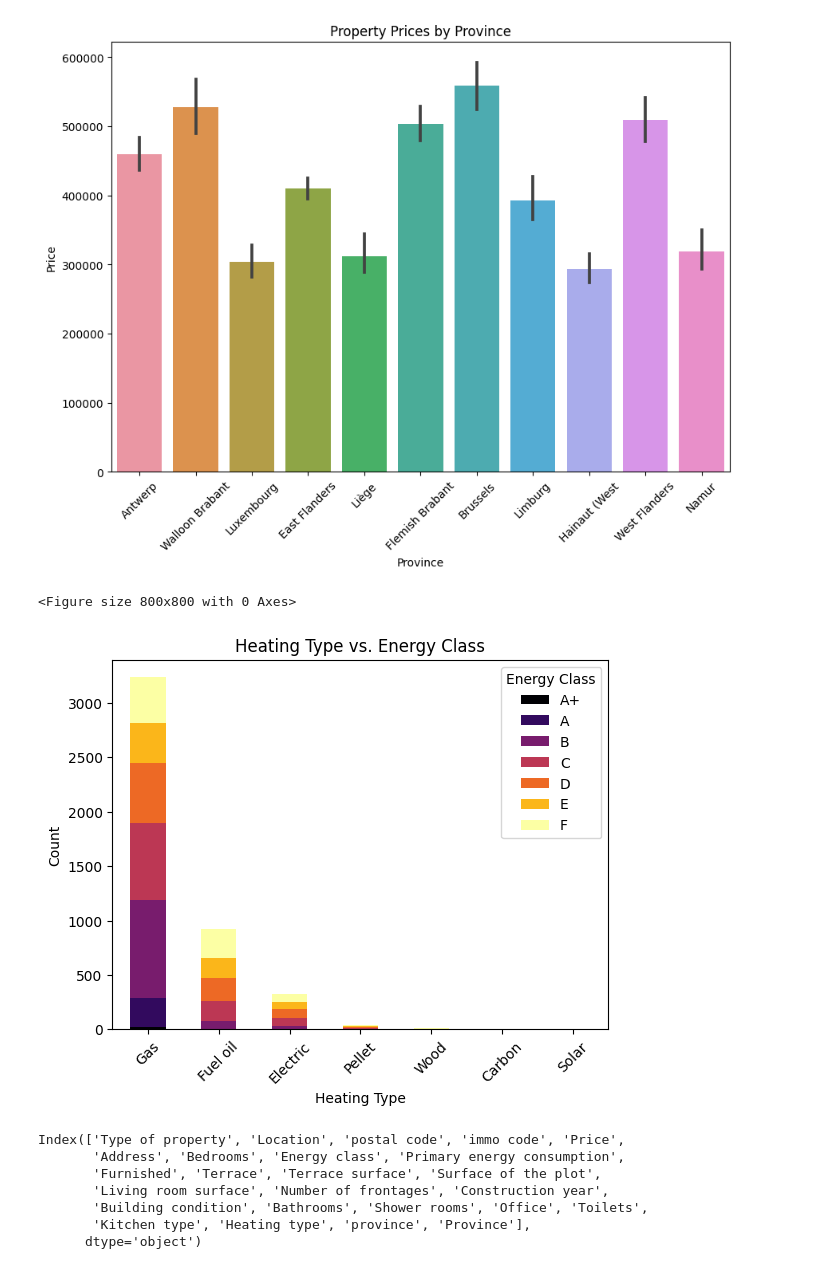
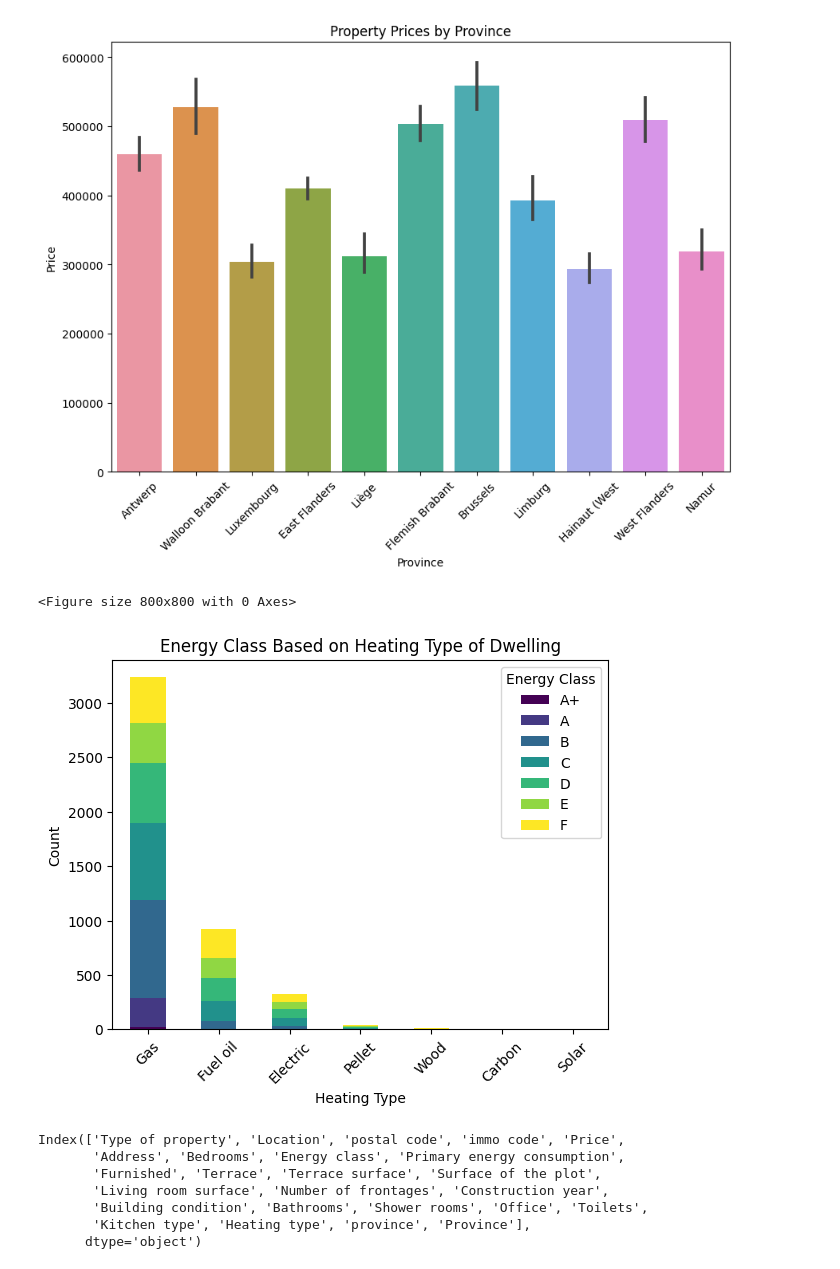
Before and after one commit to JonathanRabbi/Data_Analysis_Immo, a Jupyter notebook: Clean_Dataframe.ipynb, the cells around one changed output. Cells and saved outputs as stored; diff of their text form; code cells hidden in the pictures.

```diff
--- a/Clean_Dataframe.ipynb
+++ b/Clean_Dataframe.ipynb
@@ -316,32 +316,32 @@ df['Energy class'] = df['Energy class'].astype(str)
 # %%
 
 
 filtered_Energy_df = df[df['Energy class'] != '0']
 filtered_Heating_df = df[df['Heating type'] != '0']
 
 plt.figure(figsize=(8, 8))
 grouped_df = filtered_Heating_df.groupby(['Heating type', 'Energy class']).size().unstack(fill_value=0)
 
 filtered_Heating_df_order = ['Gas', 'Fuel oil', 'Electric', 'Pellet', 'Wood', 'Carbon', 'Solar']
 filtered_Energy_df_order = ['A+', 'A', 'B', 'C', 'D', 'E', 'F']
 
 grouped_df = grouped_df.reindex(filtered_Heating_df_order, axis=0)
 grouped_df = grouped_df[filtered_Energy_df_order]
 
-grouped_df.plot(kind='bar', stacked=True, colormap='inferno')
+grouped_df.plot(kind='bar', stacked=True, colormap='viridis')
 
 plt.xlabel('Heating Type')
 plt.ylabel('Count')
-plt.title('Heating Type vs. Energy Class')
+plt.title('Energy Class Based on Heating Type of Dwelling')
 
 plt.xticks(range(len(filtered_Heating_df_order)), filtered_Heating_df_order, rotation=45)
 
 plt.legend(title='Energy Class')
 
 plt.show()
 # %% [output]
 <Figure size 800x800 with 0 Axes>
-[figure, old version]
+[figure, new version]
 # %%
 df.columns
 # %% [output]
```
Also changed, not shown: parts of 2 cells of this notebook, 2 other files.
